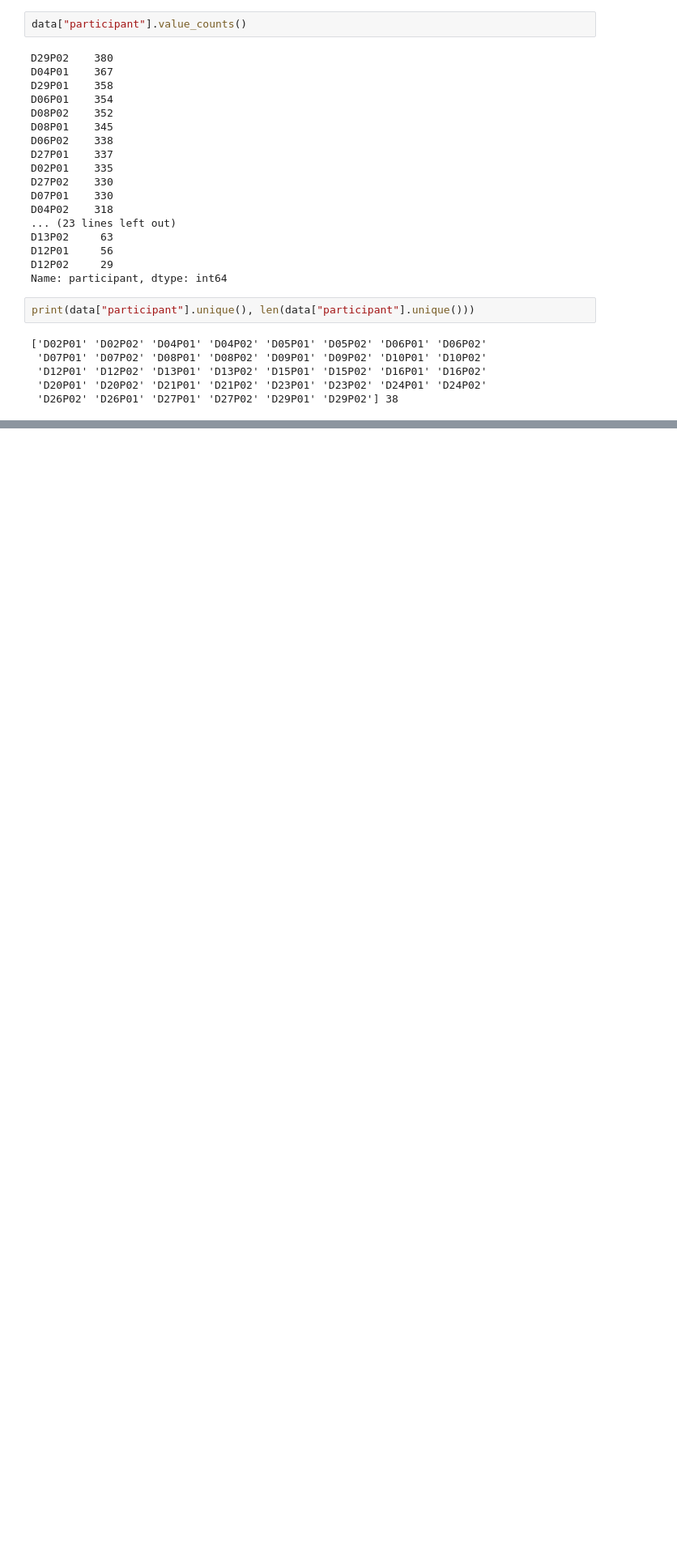
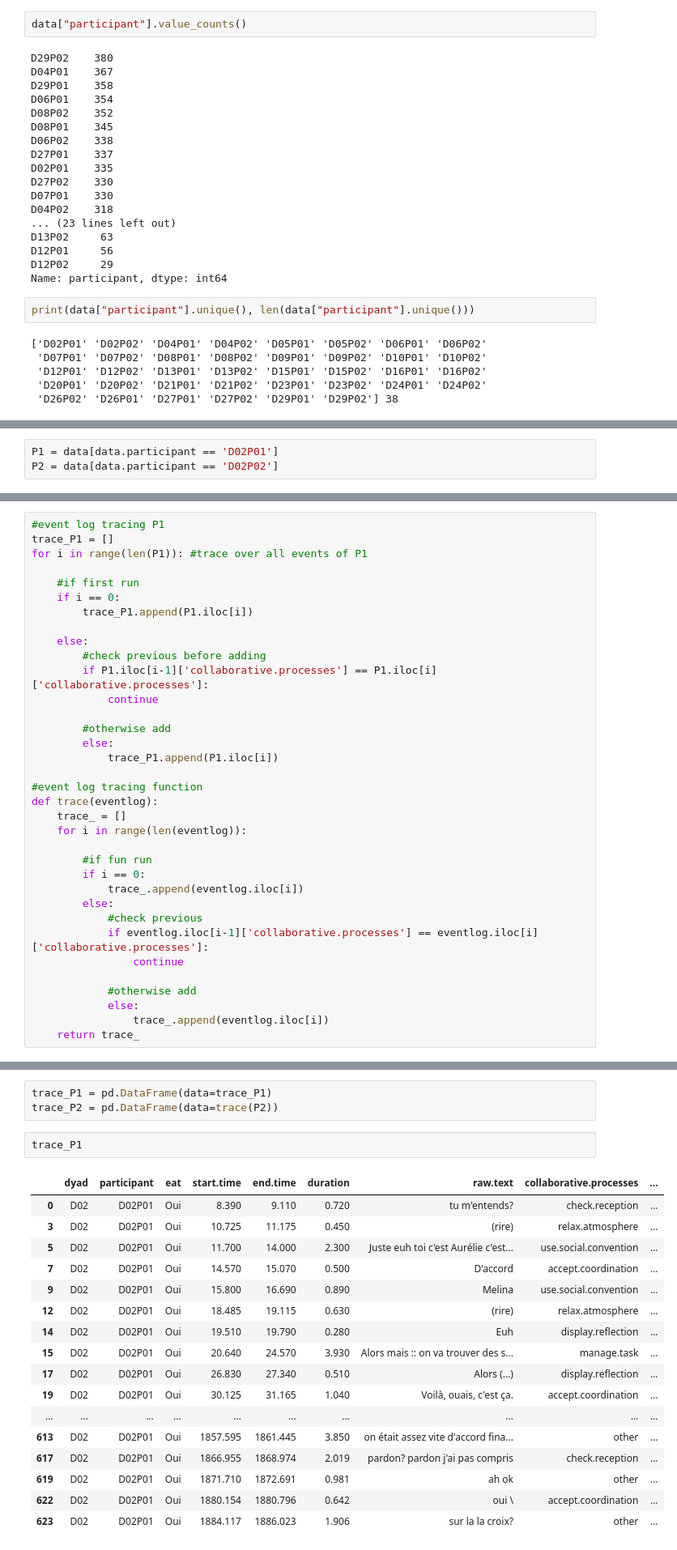
Before and after one commit to kensekense/unige-spring-2020, a Jupyter notebook: models/data_exploration.ipynb, the cells around one changed output, grey strips where cells are left out. Shown at 81% size. Drawn from its saved outputs; the diff is of its cells as text; blank space fills up the shorter version.

```diff
--- a/models/data_exploration.ipynb
+++ b/models/data_exploration.ipynb
@@ -140,0 +144,3 @@ print(data["participant"].unique(), len(data["participant"].unique()))
+# %%
+P1 = data[data.participant == 'D02P01']
+P2 = data[data.participant == 'D02P02']
@@ -140,0 +168,35 @@ print(data["participant"].unique(), len(data["participant"].unique()))
+# %%
+#event log tracing P1
+trace_P1 = []
+for i in range(len(P1)): #trace over all events of P1
+
+    #if first run
+    if i == 0:
+        trace_P1.append(P1.iloc[i])
+
+    else:
+        #check previous before adding
+        if P1.iloc[i-1]['collaborative.processes'] == P1.iloc[i]['collaborative.processes']:
+            continue
+
+        #otherwise add
+        else:
+            trace_P1.append(P1.iloc[i])
+
+#event log tracing function
+def trace(eventlog):
+    trace_ = []
+    for i in range(len(eventlog)):
+
+        #if fun run
+        if i == 0:
+            trace_.append(eventlog.iloc[i])
+        else:
+            #check previous
+            if eventlog.iloc[i-1]['collaborative.processes'] == eventlog.iloc[i]['collaborative.processes']:
+                continue
+
+            #otherwise add
+            else:
+                trace_.append(eventlog.iloc[i])
+    return trace_
@@ -140,0 +209,23 @@ print(data["participant"].unique(), len(data["participant"].unique()))
+# %%
+trace_P1 = pd.DataFrame(data=trace_P1)
+trace_P2 = pd.DataFrame(data=trace(P2))
+# %%
+trace_P1
+# %% [output]
+|  | dyad | participant | eat | start.time | end.time | duration | raw.text | collaborative.processes | ... |
+| 0 | D02 | D02P01 | Oui | 8.390 | 9.110 | 0.720 | tu m'entends? | check.reception | ... |
+| 3 | D02 | D02P01 | Oui | 10.725 | 11.175 | 0.450 | (rire) | relax.atmosphere | ... |
+| 5 | D02 | D02P01 | Oui | 11.700 | 14.000 | 2.300 | Juste euh toi c'est Aurélie c'est... | use.social.convention | ... |
+| 7 | D02 | D02P01 | Oui | 14.570 | 15.070 | 0.500 | D'accord | accept.coordination | ... |
+| 9 | D02 | D02P01 | Oui | 15.800 | 16.690 | 0.890 | Melina | use.social.convention | ... |
+| 12 | D02 | D02P01 | Oui | 18.485 | 19.115 | 0.630 | (rire) | relax.atmosphere | ... |
+| 14 | D02 | D02P01 | Oui | 19.510 | 19.790 | 0.280 | Euh | display.reflection | ... |
+| 15 | D02 | D02P01 | Oui | 20.640 | 24.570 | 3.930 | Alors mais :: on va trouver des s... | manage.task | ... |
+| 17 | D02 | D02P01 | Oui | 26.830 | 27.340 | 0.510 | Alors (...) | display.reflection | ... |
+| 19 | D02 | D02P01 | Oui | 30.125 | 31.165 | 1.040 | Voilà, ouais, c'est ça. | accept.coordination | ... |
+| ... | ... | ... | ... | ... | ... | ... | ... | ... | ... |
+| 613 | D02 | D02P01 | Oui | 1857.595 | 1861.445 | 3.850 | on était assez vite d'accord fina... | other | ... |
+| 617 | D02 | D02P01 | Oui | 1866.955 | 1868.974 | 2.019 | pardon? pardon j'ai pas compris | check.reception | ... |
+| 619 | D02 | D02P01 | Oui | 1871.710 | 1872.691 | 0.981 | ah ok | other | ... |
+| 622 | D02 | D02P01 | Oui | 1880.154 | 1880.796 | 0.642 | oui \ | accept.coordination | ... |
+| 623 | D02 | D02P01 | Oui | 1884.117 | 1886.023 | 1.906 | sur la la croix? | other | ... |
```
Also changed, not shown: parts of 20 cells of this notebook, 4 other files.
